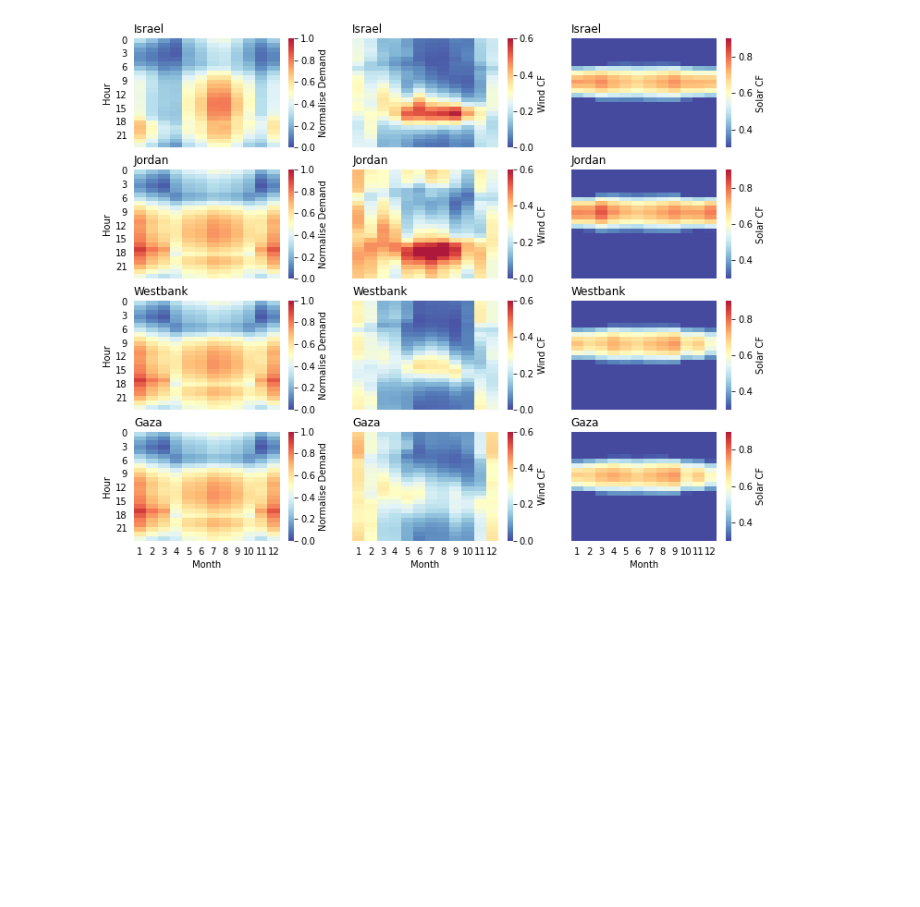
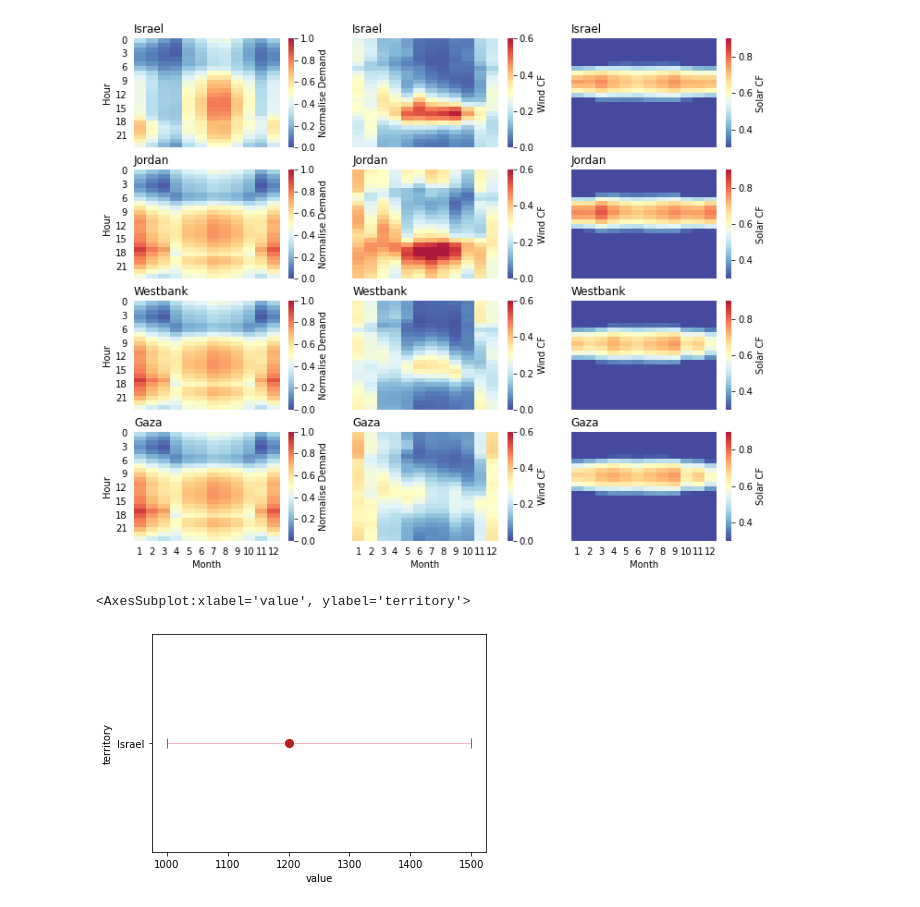
Before and after one commit to amanmajid/nextra, a Jupyter notebook: analysis/make-figures.ipynb, the cells around one changed output. Cells and saved outputs as stored; diff of their text form; code cells hidden in the pictures; blank space fills up the shorter version.

```diff
--- a/analysis/make-figures.ipynb
+++ b/analysis/make-figures.ipynb
@@ -150,3 +150,24 @@ for c in flows.columns:
 # Save
 
 flows.to_csv('../data/nextra/nodal_flows/processed_flows_2030_rn.csv',index=False)
+# %%
+import numpy as np
+import pandas as pd
+import matplotlib.pyplot as plt
+import seaborn as sns
+
+data = pd.DataFrame({ 'territory' : ['Israel','Israel','Israel'],
+                      'statistic' : ['min','average','max'],
+                      'value'     : [1000,1200,1500]})
+
+
+sns.lineplot(x='value',y='territory',data=data,linewidth=1,zorder=0,color='lightpink')
+
+sns.scatterplot(x='value',y='territory',data=data[data.statistic != 'average'],
+                marker='|',s=100,color='firebrick',zorder=10)
+
+sns.scatterplot(x='value',y='territory',data=data[data.statistic == 'average'],
+                marker='o',s=100,color='firebrick',zorder=10)
+# %% [output]
+<AxesSubplot:xlabel='value', ylabel='territory'>
+[figure, added]
```
Also changed, not shown: 51 other files.
